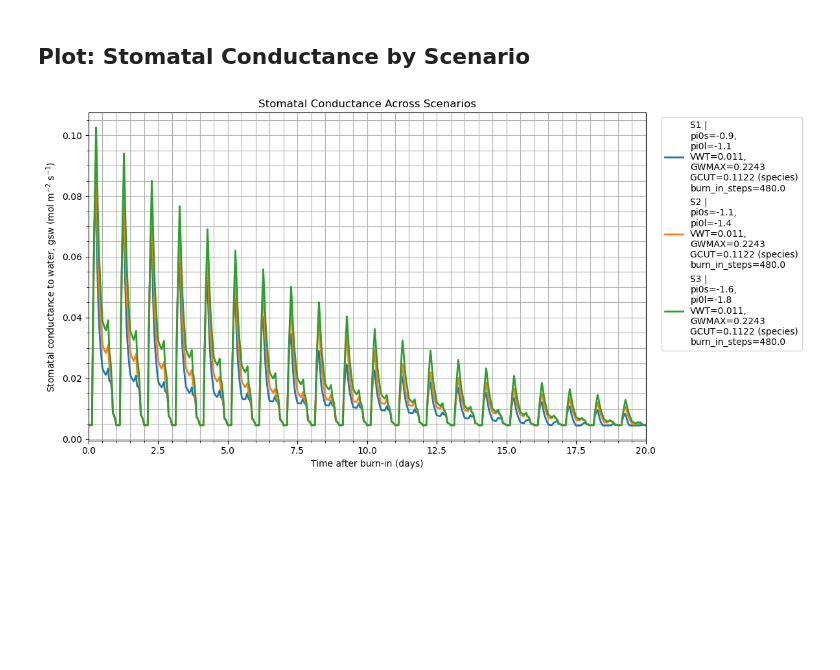
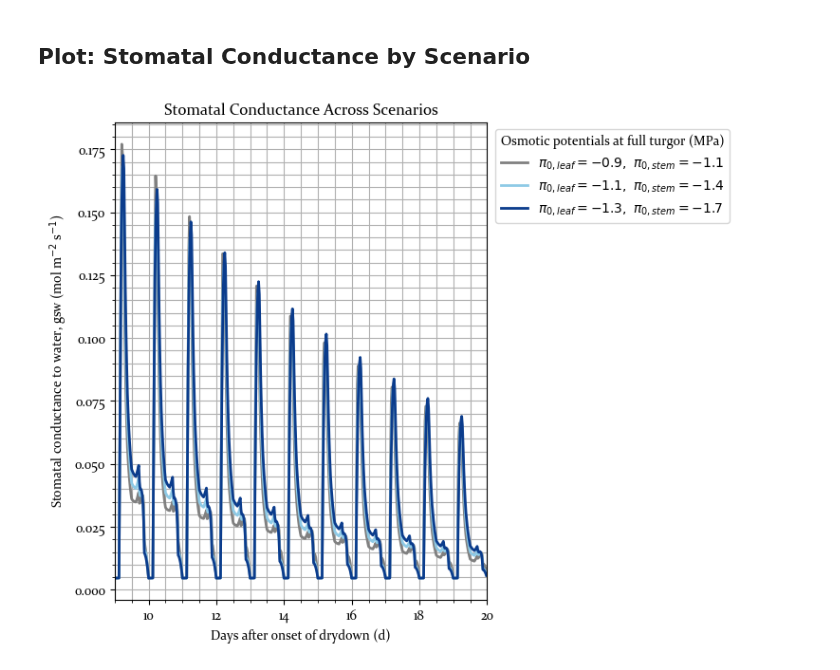
Before and after one commit to jagottlieb/Photo3-Plant-Salinity-Traits, a Jupyter notebook: analysis_notebook_sensitivity_v1.ipynb, the cells around one changed output. Cells and saved outputs as stored; diff of their text form; code cells hidden in the pictures; blank space fills up the shorter version.

```diff
--- a/analysis_notebook_sensitivity_v1.ipynb
+++ b/analysis_notebook_sensitivity_v1.ipynb
@@ -573,13 +653,17 @@ max_burn_in = max(results_by_scenario[cfg["name"]]["burn_in_steps"] for cfg in s
 post_burn_steps = n_plot - max_burn_in
 post_burn_duration = post_burn_steps * dt / 86400.0  # days
 
-time_plot = np.linspace(0.0, post_burn_duration, num=post_burn_steps, endpoint=False)
+post_burn_days = np.arange(post_burn_steps) * dt / 86400.0
+plot_start_day = max(float(start_day_after_burn_in) - 1.0, 0.0)
+plot_start_idx = int(np.searchsorted(post_burn_days, plot_start_day, side="left"))
+time_plot = post_burn_days[plot_start_idx:]
+scenario_palette = ["#808080", "#8ecae6", "#0b3c8c"]
 scenario_colors = {
-    cfg["name"]: plt.cm.tab10(i % 10)
+    cfg["name"]: scenario_palette[i % len(scenario_palette)]
     for i, cfg in enumerate(scenario_configs)
 }
 
-fig, axes = plt.subplots(2, 1, figsize=(12, 10), sharex=True)
+fig, axes = plt.subplots(2, 1, figsize=(7.5, 6), sharex=True)
 ax_stem, ax_leaf = axes
 
 for cfg in scenario_configs:
@@ -588,8 +672,8 @@ for cfg in scenario_configs:
     out = results_by_scenario[name]["output"]
     color = scenario_colors[name]
 
-    w_stem = np.array(out["w_stem"])[max_burn_in:n_plot]
-    w_leaf = np.array(out["w_leaf"])[max_burn_in:n_plot]
+    w_stem = np.array(out["w_stem"])[max_burn_in + plot_start_idx:n_plot]
+    w_leaf = np.array(out["w_leaf"])[max_burn_in + plot_start_idx:n_plot]
 
     ax_stem.plot(time_plot, w_stem, linewidth=2, color=color, label=label)
     ax_leaf.plot(time_plot, w_leaf, linewidth=2, color=color, label=label)
@@ -597,16 +681,17 @@ for cfg in scenario_configs:
 ax_stem.set_title("Stem and Leaf Relative Water Content Across Scenarios")
 ax_stem.set_ylabel("Stem relative water content, w_stem (-)")
 ax_leaf.set_ylabel("Leaf relative water content, w_leaf (-)")
-ax_leaf.set_xlabel("Time after burn-in (days)")
+ax_leaf.set_xlabel("Days after onset of drydown (d)")
 
+xmin = time_plot[0] if len(time_plot) else plot_start_day
 for ax in axes:
-    ax.set_xlim(0, post_burn_duration)
+    ax.set_xlim(xmin, post_burn_duration)
     ax.minorticks_on()
     ax.grid(visible=True, which="both", axis="both")
 
 handles, labels = ax_stem.get_legend_handles_labels()
-fig.legend(handles, labels, bbox_to_anchor=(1.02, 1), loc="upper left")
-fig.tight_layout(rect=[0, 0, 0.82, 1])
+fig.legend(handles, labels, title=legend_title, bbox_to_anchor=(1.005, 1), loc="upper left")
+fig.tight_layout(rect=[0, 0, 0.90, 1])
 fig.savefig(run_output_dir / "stem_leaf_water_content.png", dpi=300, bbox_inches="tight")
 plt.show()
 # %% [output]
@@ -617,38 +702,42 @@ plt.show()
 # Plot stomatal conductance (gsw) for all scenarios (post-burn-in only)
 candidate_lengths = []
 for cfg in scenario_configs:
     out = results_by_scenario[cfg["name"]]["output"]
     candidate_lengths.append(len(out["gsw"]))
 
 n_plot = min(candidate_lengths)
 max_burn_in = max(results_by_scenario[cfg["name"]]["burn_in_steps"] for cfg in scenario_configs)
 post_burn_steps = n_plot - max_burn_in
 post_burn_duration = post_burn_steps * dt / 86400.0  # days
 
-time_plot = np.linspace(0.0, post_burn_duration, num=post_burn_steps, endpoint=False)
+post_burn_days = np.arange(post_burn_steps) * dt / 86400.0
+plot_start_day = max(float(start_day_after_burn_in) - 1.0, 0.0)
+plot_start_idx = int(np.searchsorted(post_burn_days, plot_start_day, side="left"))
+time_plot = post_burn_days[plot_start_idx:]
+scenario_palette = ["#808080", "#8ecae6", "#0b3c8c"]
 scenario_colors = {
-    cfg["name"]: plt.cm.tab10(i % 10)
+    cfg["name"]: scenario_palette[i % len(scenario_palette)]
     for i, cfg in enumerate(scenario_configs)
 }
 
-fig, ax = plt.subplots(1, 1, figsize=(12, 6))
+fig, ax = plt.subplots(1, 1, figsize=(7.5, 6))
 
 for cfg in scenario_configs:
     name = cfg["name"]
     label = results_by_scenario[name]["label"]
     out = results_by_scenario[name]["output"]
-    gsw = np.array(out["gsw"])[max_burn_in:n_plot]
+    gsw = np.array(out["gsw"])[max_burn_in + plot_start_idx:n_plot]
     ax.plot(time_plot, gsw, linewidth=2, color=scenario_colors[name], label=label)
 
 ax.set_title("Stomatal Conductance Across Scenarios")
-ax.set_xlabel("Time after burn-in (days)")
+ax.set_xlabel("Days after onset of drydown (d)")
 ax.set_ylabel("Stomatal conductance to water, gsw (mol m$^{-2}$ s$^{-1}$)")
-ax.set_xlim(0, post_burn_duration)
+ax.set_xlim(time_plot[0] if len(time_plot) else plot_start_day, post_burn_duration)
 ax.minorticks_on()
 ax.grid(visible=True, which="both", axis="both")
-ax.legend(bbox_to_anchor=(1.02, 1), loc="upper left")
+ax.legend(title=legend_title, bbox_to_anchor=(1.005, 1), loc="upper left")
 plt.tight_layout()
 fig.savefig(run_output_dir / "stomatal_conductance.png", dpi=300, bbox_inches="tight")
 plt.show()
 # %% [output]
-[figure, old version]
+[figure, new version]
```
Also changed, not shown: parts of 14 cells of this notebook, 11 other files.
